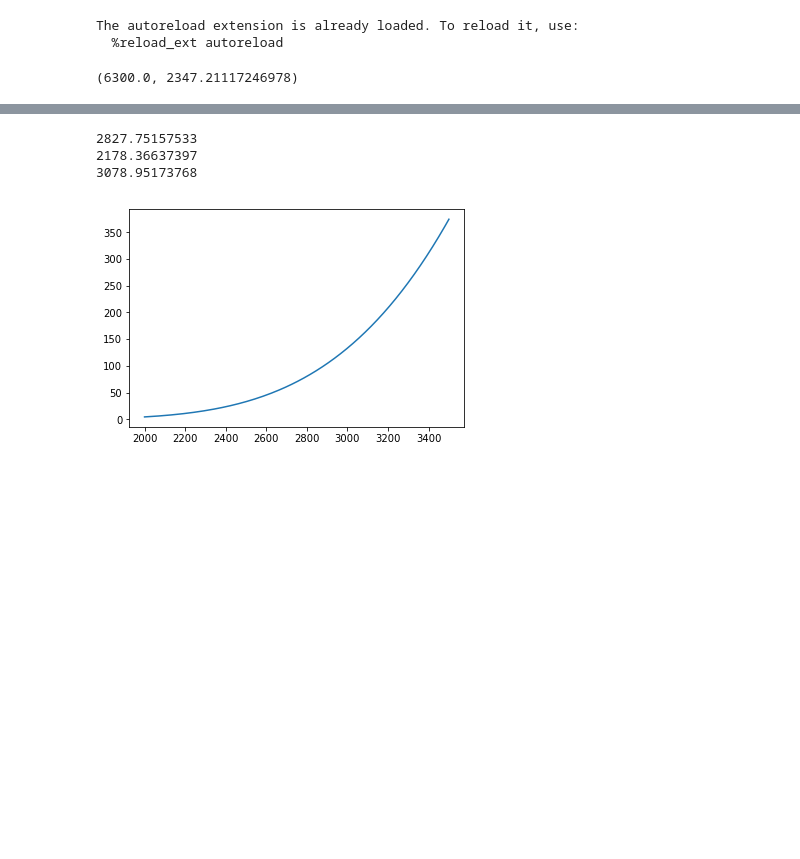
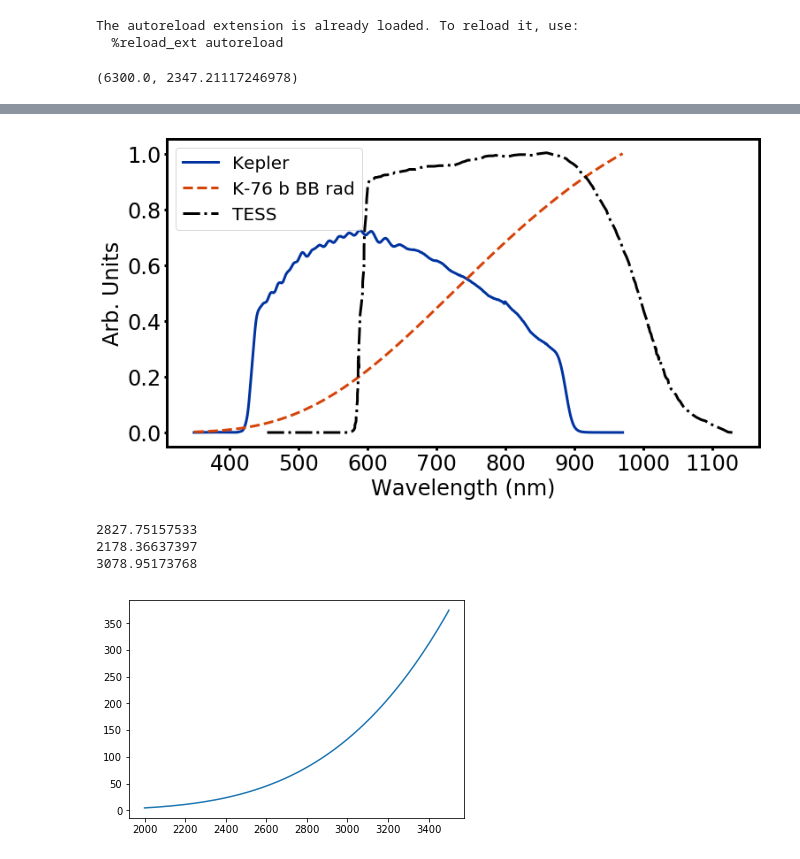
Before and after one commit to BoiseStatePlanetary/Searching-for-Variability-in-Eclipses-in-the-Kepler-Dataset, a Jupyter notebook: code/Kepler76b_BB_rad.ipynb, the cells around one changed output, grey strips where cells are left out. Cells and saved outputs as stored; diff of their text form; code cells hidden in the pictures; blank space fills up the shorter version.

```diff
--- a/code/Kepler76b_BB_rad.ipynb
+++ b/code/Kepler76b_BB_rad.ipynb
@@ -57,3 +76,34 @@ plt.plot(Kepler_func['Wavelength'], pl_BBrad/np.max(pl_BBrad))
+# %%
+fig = plt.figure(figsize=(6.*16/9, 6))
+ax = fig.add_subplot(111)
+
+# Read in Kepler response function
+Kepler_func_filename = '../eclipse_estimates/kepler_response_hires1.txt'
+Kepler_func = np.genfromtxt(Kepler_func_filename, names='Wavelength, Transmission')
+ax.plot(Kepler_func['Wavelength'], Kepler_func['Transmission'], lw=3, color=BoiseState_blue, label='Kepler')
+
+pl_BBrad = blackbody_lambda(Kepler_func['Wavelength']*10, Tp)
+ax.plot(Kepler_func['Wavelength'], pl_BBrad/np.max(pl_BBrad), lw=3, ls='--', color=BoiseState_orange,
+        label='K-76 b BB rad')
+
+TESS_func_filename = '../eclipse_estimates/tess-response-function-v1.0.csv'
+TESS_func = np.genfromtxt(TESS_func_filename, comments='#', names=True, delimiter=',')
+ax.plot(TESS_func['Wavelength'], TESS_func['Transmission'], lw=3, ls='-.', color='k', label='TESS')
+
+ax.legend(loc='upper left', fontsize=20)
+
+ax.tick_params(labelsize=24, width=3)
+
+ax.set_xlabel('Wavelength (nm)', fontsize=24)
+ax.set_ylabel('Arb. Units', fontsize=24)
+
+for axis in ['top','bottom','left','right']:
+    ax.spines[axis].set_linewidth(3)
+
+plt.tight_layout()
+fig.savefig('Kepler-band_TESS-band_BB-rad_Kepler76b_BB_rad.png', dpi=500)
+# %% [output]
+[figure, added]
 # %%
 temps = np.linspace(2000., 3500., 150)
 Kep_st_sig = simps(blackbody_lambda(Kepler_func['Wavelength']*10, K76.Ts)*Kepler_func['Transmission'],
```
Also changed, not shown: parts of 2 cells of this notebook, 2 other files.
